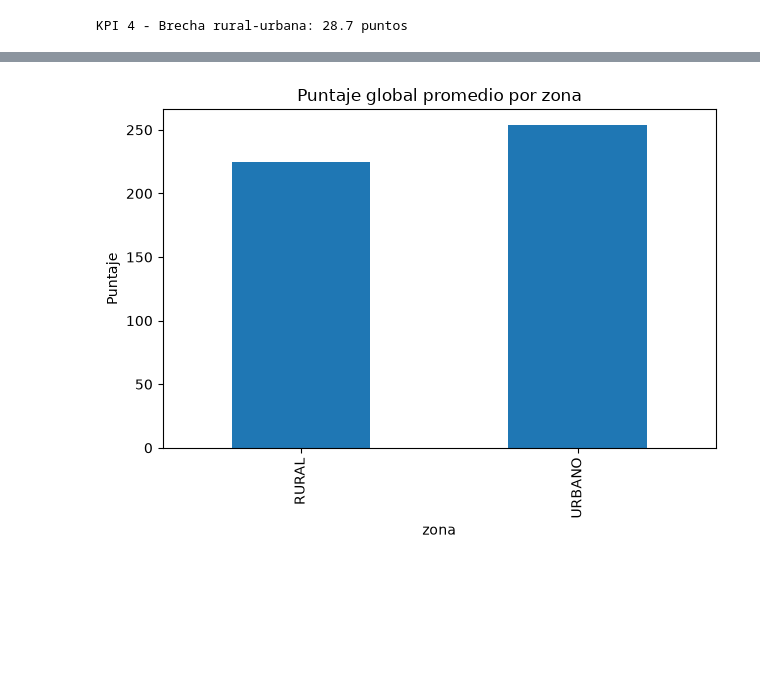
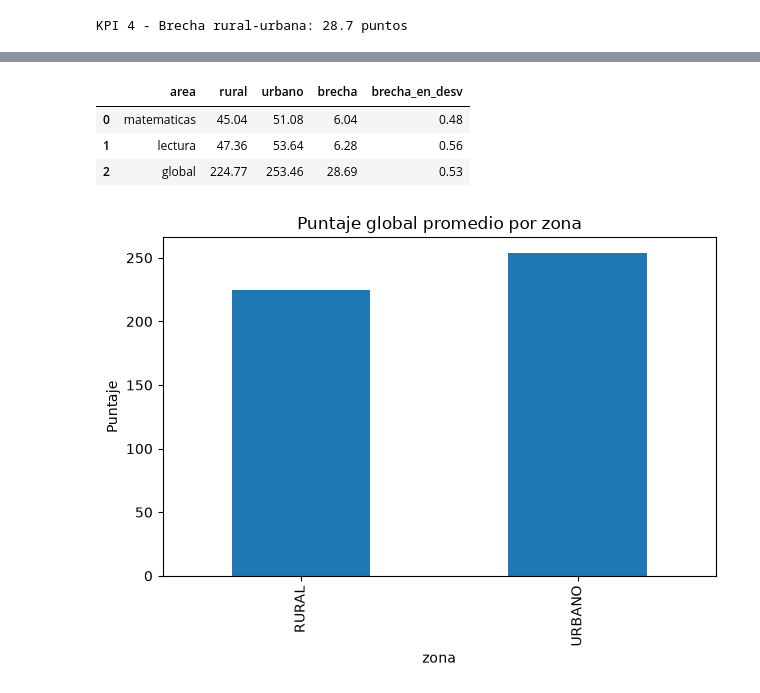
Before and after one commit to Juan-David1001/analisis-datos-educacion, a Jupyter notebook: notebooks/03_kpis.ipynb, the cells around one changed output, grey strips where cells are left out. Saved outputs shown, nothing was run; the diff lists cells and outputs as text; code cells hidden in the pictures; blank space fills up the shorter version.

```diff
--- a/notebooks/03_kpis.ipynb
+++ b/notebooks/03_kpis.ipynb
@@ -39,3 +99,16 @@ KPI 5 - Hogares con internet: 67.3 % de 2558 que respondieron
+# %%
+brechas = []
+for columna in ['matematicas', 'lectura', 'global']:
+    r = tabla[tabla['zona'] == 'RURAL'][columna]
+    u = tabla[tabla['zona'] == 'URBANO'][columna]
+    brechas.append([columna, r.mean(), u.mean(), u.mean() - r.mean(),
+                    (u.mean() - r.mean()) / tabla[columna].std()])
+pd.DataFrame(brechas, columns=['area', 'rural', 'urbano', 'brecha', 'brecha_en_desv']).round(2)
+# %% [output]
+|  | area | rural | urbano | brecha | brecha_en_desv |
+| 0 | matematicas | 45.04 | 51.08 | 6.04 | 0.48 |
+| 1 | lectura | 47.36 | 53.64 | 6.28 | 0.56 |
+| 2 | global | 224.77 | 253.46 | 28.69 | 0.53 |
 # %%
 tabla.groupby('zona')['global'].mean().plot(kind='bar')
 plt.title('Puntaje global promedio por zona')
```
Also changed, not shown: parts of 8 cells of this notebook.
